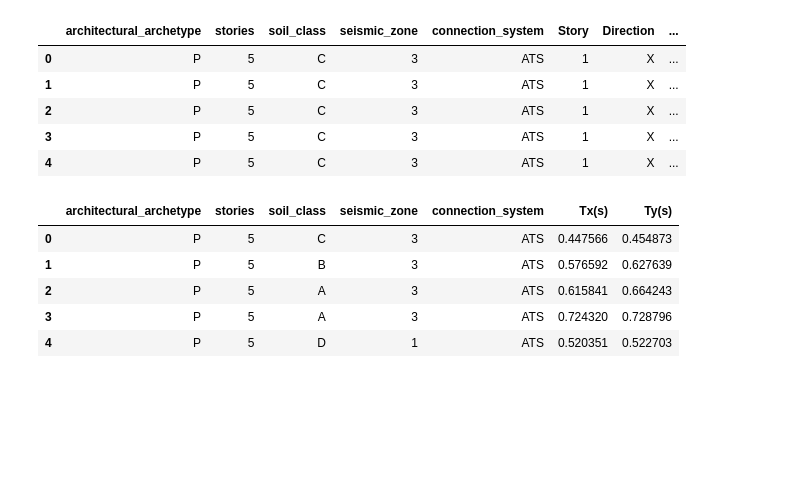
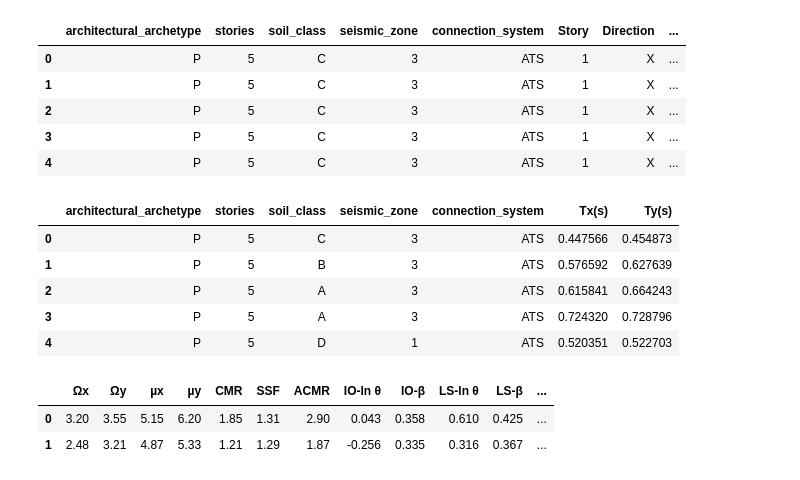
Before and after one commit to CS-433/ml-project-2-ai-ron-team, a Jupyter notebook: Prepare_data.ipynb, the cells around one changed output. Drawn from its saved outputs; the diff is of its cells as text; code cells hidden in the pictures; blank space fills up the shorter version.

```diff
--- a/Prepare_data.ipynb
+++ b/Prepare_data.ipynb
@@ -271,3 +271,36 @@ df.head()
 | 2 | P | 5 | A | 3 | ATS | 0.615841 | 0.664243 |
 | 3 | P | 5 | A | 3 | ATS | 0.724320 | 0.728796 |
 | 4 | P | 5 | D | 1 | ATS | 0.520351 | 0.522703 |
+# %%
+#Add type D information (for the second prediction)
+
+#Since we added the archetype ID in whatever order we need to find it in the performance file
+def find_performance_using_header(header, finishing_row_informationD):
+    starting_column_D = 2
+    starting_row_D = 8
+    row_header = data_D.index[data_D.iloc[:, starting_column_D] == header].tolist()[0]
+    row_header_D = [[data_D.iat[row_header,starting_column_D+1], data_D.iat[row_header,starting_column_D+2],data_D.iat[row_header,starting_column_D+3],
+                data_D.iat[row_header,starting_column_D+4], data_D.iat[row_header,starting_column_D+6], data_D.iat[row_header,starting_column_D+7],
+                data_D.iat[row_header,starting_column_D+8],
+                data_D.iat[row_header,starting_column_D+10], data_D.iat[row_header,starting_column_D+11],
+                data_D.iat[row_header,starting_column_D+13], data_D.iat[row_header,starting_column_D+14],
+                data_D.iat[row_header,starting_column_D+16], data_D.iat[row_header,starting_column_D+17]]]
+    return row_header_D
+
+
+header = "C_3_002_5-5_D_II_3_MGP10_HD"
+header2 = "C_3_004_6-5_D_II_3_MGP10_HD"
+
+data_D = pd.read_excel('./PerformanceResults.xlsx', header=None)
+finishing_row_informationD = data_D.dropna(how='all').index[-1] + 1
+columns = ['Ωx', 'Ωy', 'µx', 'µy', 'CMR', 'SSF', 'ACMR', 'IO-ln θ','IO-β',
+           'LS-ln θ','LS-β', 'CP-ln θ','CP-β']
+row_header_D = find_performance_using_header(header, finishing_row_informationD)
+row_header_D2 = find_performance_using_header(header2, finishing_row_informationD)
+df = pd.DataFrame(row_header_D+row_header_D2, columns=columns)
+#repeated_df_D.DataFrame(np.repeat(df.values, repetitions_D, axis=0), columns=df.columns)
+df.head()
+# %% [output]
+|  | Ωx | Ωy | µx | µy | CMR | SSF | ACMR | IO-ln θ | IO-β | LS-ln θ | LS-β | ... |
+| 0 | 3.20 | 3.55 | 5.15 | 6.20 | 1.85 | 1.31 | 2.90 | 0.043 | 0.358 | 0.610 | 0.425 | ... |
+| 1 | 2.48 | 3.21 | 4.87 | 5.33 | 1.21 | 1.29 | 1.87 | -0.256 | 0.335 | 0.316 | 0.367 | ... |
```
Also changed, not shown: 10 other files.
